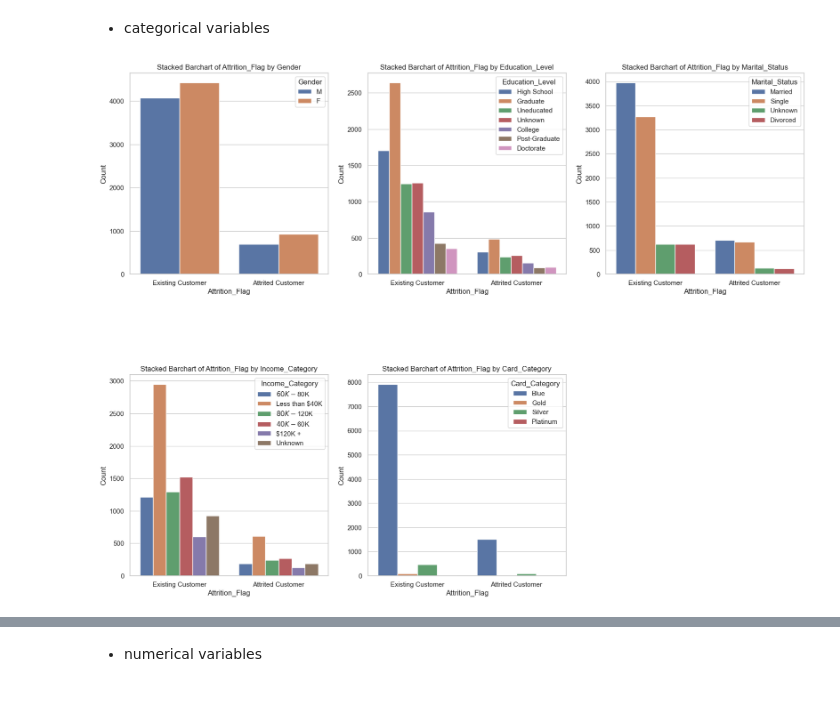
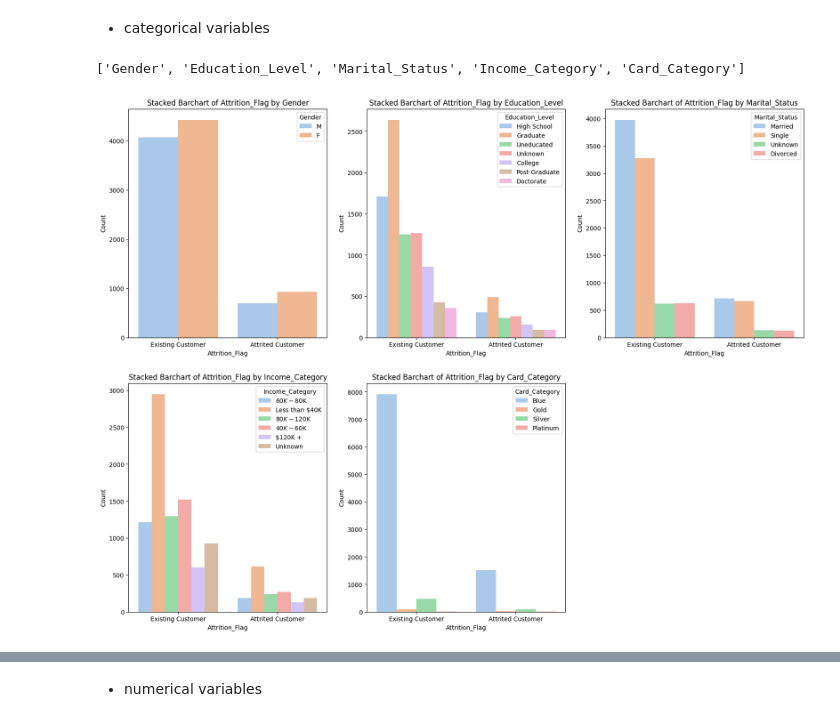
Before and after one commit to seyeon-shijuan/sesac-machine-learning, a Jupyter notebook: project1/pjt_01_preprocessing.ipynb, the cells around one changed output, grey strips where cells are left out. Saved outputs shown, nothing was run; the diff lists cells and outputs as text; code cells hidden in the pictures.

```diff
--- a/project1/pjt_01_preprocessing.ipynb
+++ b/project1/pjt_01_preprocessing.ipynb
@@ -102,33 +102,35 @@ plt.show()
 # 범주형 변수의 목록
 categorical_columns = df.select_dtypes(include=['object']).columns
 categorical_columns = categorical_columns[1:]
+print(categorical_columns.to_list())
 
 # 범주형 변수의 정렬 순서 설정
 education_order = ["Doctorate", "Post-Graduate", "Graduate", "College", "High School", "Uneducated", "Unknown"]
 marital_status_order = ["Married", "Single", "Divorced", "Unknown"]
 income_order = ["$120K +", "$80K - $120K", "$60K - $80K", "$40K - $60K", "Less than $40K", "Unknown"]
 card_order = ["Platinum", "Gold", "Silver", "Blue"]
 
 # 서브플롯 생성
 fig, axes = plt.subplots(2, 3, figsize=(20, 15))
-fig.subplots_adjust(hspace=0.5)
+fig.subplots_adjust(hspace=0.2)
 
 # 각 범주형 변수에 대한 stacked barplot 그리기
 for i, column in enumerate(categorical_columns):
     row = i // 3
     col = i % 3
     ax = axes[row, col]
 
-    sns.countplot(data=df, x='Attrition_Flag', hue=column, ax=ax)
+    sns.countplot(data=df, x='Attrition_Flag', hue=column, ax=ax, palette="pastel")
     ax.set_title(f"Stacked Barchart of Attrition_Flag by {column}")
     ax.set_xlabel("Attrition_Flag")
     ax.set_ylabel("Count")
     ax.legend(title=column)
 
 # 마지막 서브플롯 삭제 (만약 범주형 변수가 2개 미만일 경우)
 if len(categorical_columns) < 6:
     fig.delaxes(axes[1, 2])
 
 plt.show()
 # %% [output]
+['Gender', 'Education_Level', 'Marital_Status', 'Income_Category', 'Card_Category']
-[figure, old version]
+[figure, new version]
```
Also changed, not shown: parts of 9 cells of this notebook, 13 other files.
